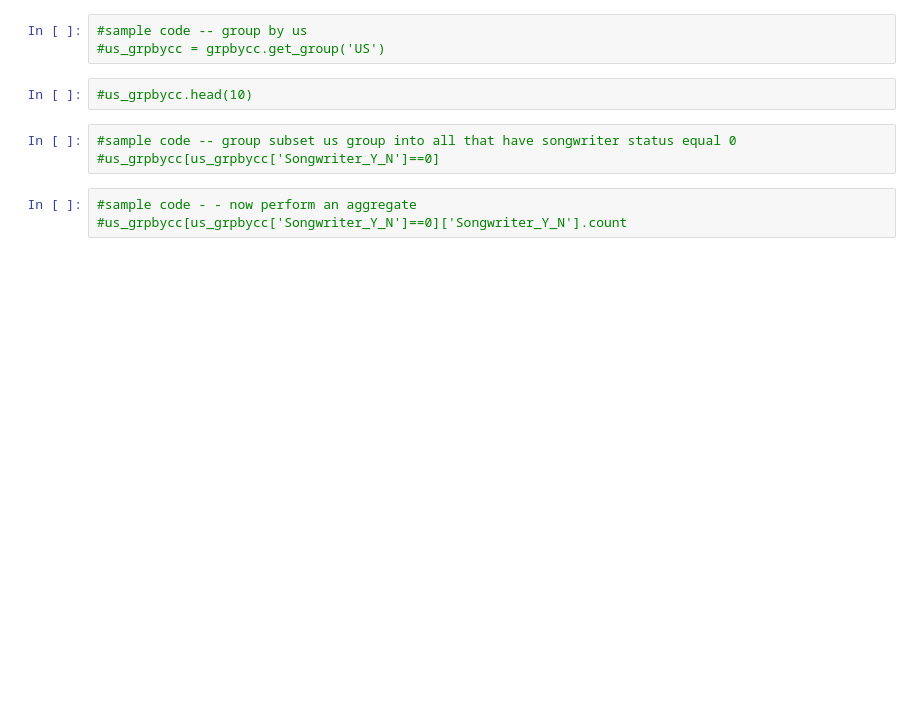
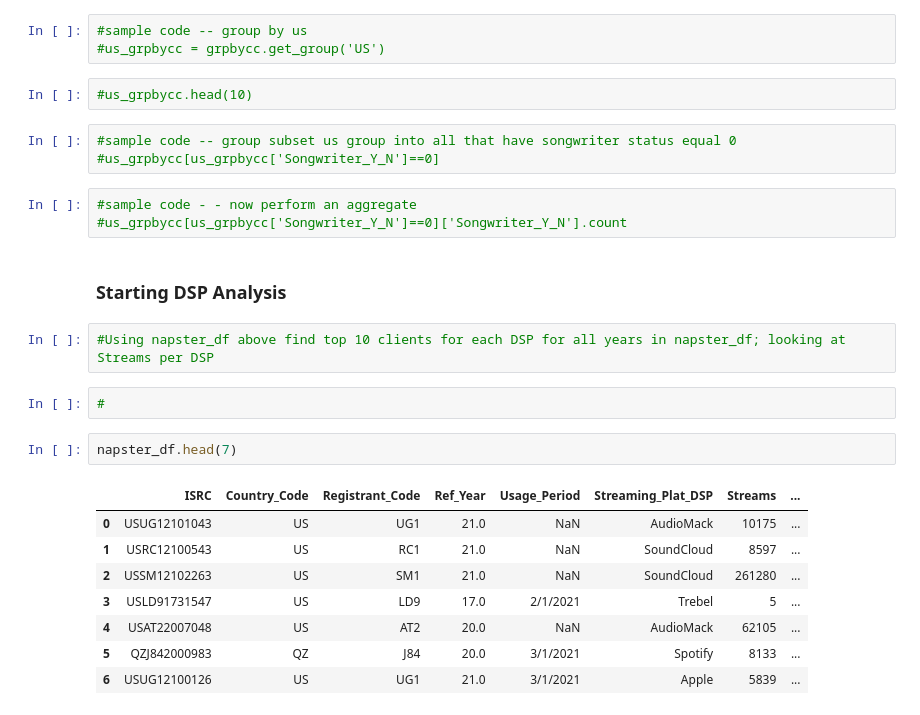
Before and after one commit to LJRollerII/mlc-project-napster, a Jupyter notebook: Notebooks/Napster_Find.ipynb, the cells around one changed output. Cells and saved outputs as stored; diff of their text form; blank space fills up the shorter version.

```diff
--- a/Notebooks/Napster_Find.ipynb
+++ b/Notebooks/Napster_Find.ipynb
@@ -201,6 +381,23 @@ country_code_grp.head(10)
 # %%
 #sample code -- group subset us group into all that have songwriter status equal 0
 #us_grpbycc[us_grpbycc['Songwriter_Y_N']==0]
-# %%
-#sample code - - now perform an aggregate
-#us_grpbycc[us_grpbycc['Songwriter_Y_N']==0]['Songwriter_Y_N'].count
+# %%
+#sample code - - now perform an aggregate
+#us_grpbycc[us_grpbycc['Songwriter_Y_N']==0]['Songwriter_Y_N'].count
+# %% [markdown]
+### Starting DSP Analysis
+# %%
+#Using napster_df above find top 10 clients for each DSP for all years in napster_df; looking at Streams per DSP
+# %%
+#
+# %%
+napster_df.head(7)
+# %% [output]
+|  | ISRC | Country_Code | Registrant_Code | Ref_Year | Usage_Period | Streaming_Plat_DSP | Streams | ... |
+| 0 | USUG12101043 | US | UG1 | 21.0 | NaN | AudioMack | 10175 | ... |
+| 1 | USRC12100543 | US | RC1 | 21.0 | NaN | SoundCloud | 8597 | ... |
+| 2 | USSM12102263 | US | SM1 | 21.0 | NaN | SoundCloud | 261280 | ... |
+| 3 | USLD91731547 | US | LD9 | 17.0 | 2/1/2021 | Trebel | 5 | ... |
+| 4 | USAT22007048 | US | AT2 | 20.0 | NaN | AudioMack | 62105 | ... |
+| 5 | QZJ842000983 | QZ | J84 | 20.0 | 3/1/2021 | Spotify | 8133 | ... |
+| 6 | USUG12100126 | US | UG1 | 21.0 | 3/1/2021 | Apple | 5839 | ... |
```
Also changed, not shown: parts of 72 cells of this notebook.
